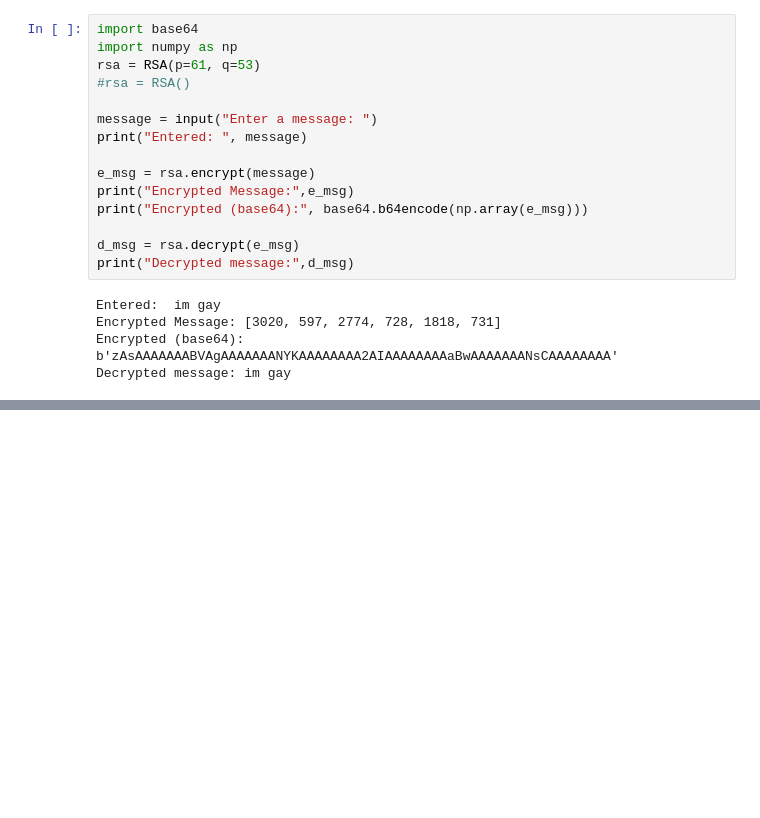
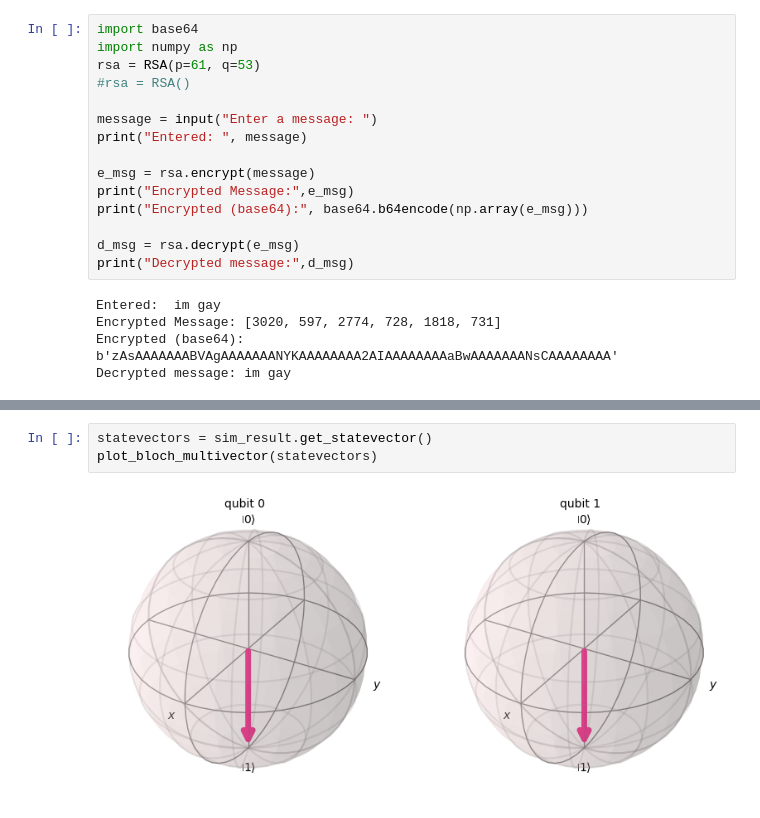
Before and after one commit to dcChilshock/AP-ComputerScience, a Jupyter notebook: Notebooks/concepts.ipynb, the cells around one changed output, grey strips where cells are left out. Drawn from its saved outputs; the diff is of its cells as text; blank space fills up the shorter version.

```diff
--- a/Notebooks/concepts.ipynb
+++ b/Notebooks/concepts.ipynb
@@ -336,0 +390,5 @@ Decrypted message: im gay
+# %%
+statevectors = sim_result.get_statevector()
+plot_bloch_multivector(statevectors)
+# %% [output]
+[figure, added]
```
Also changed, not shown: parts of 5 cells of this notebook.
